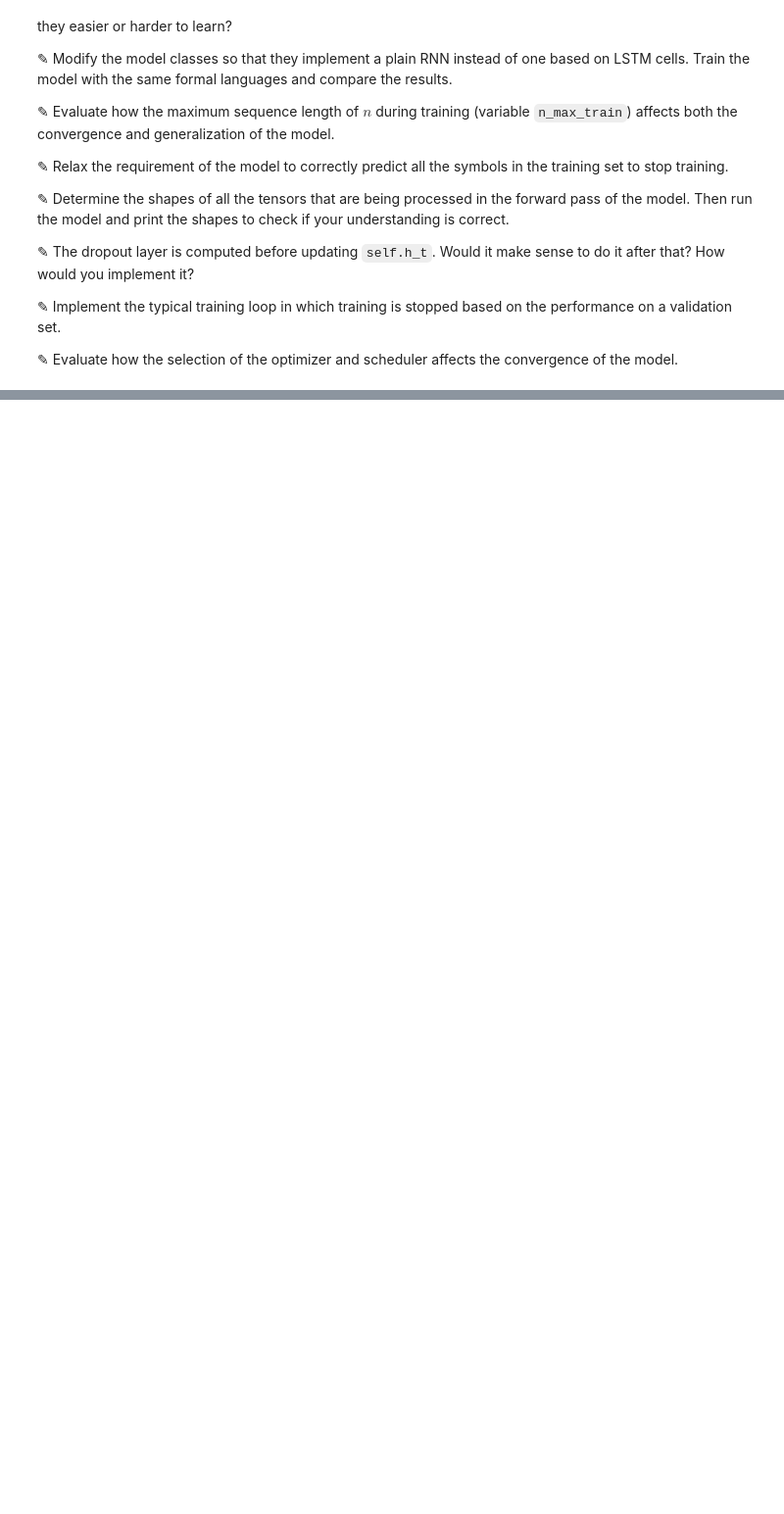
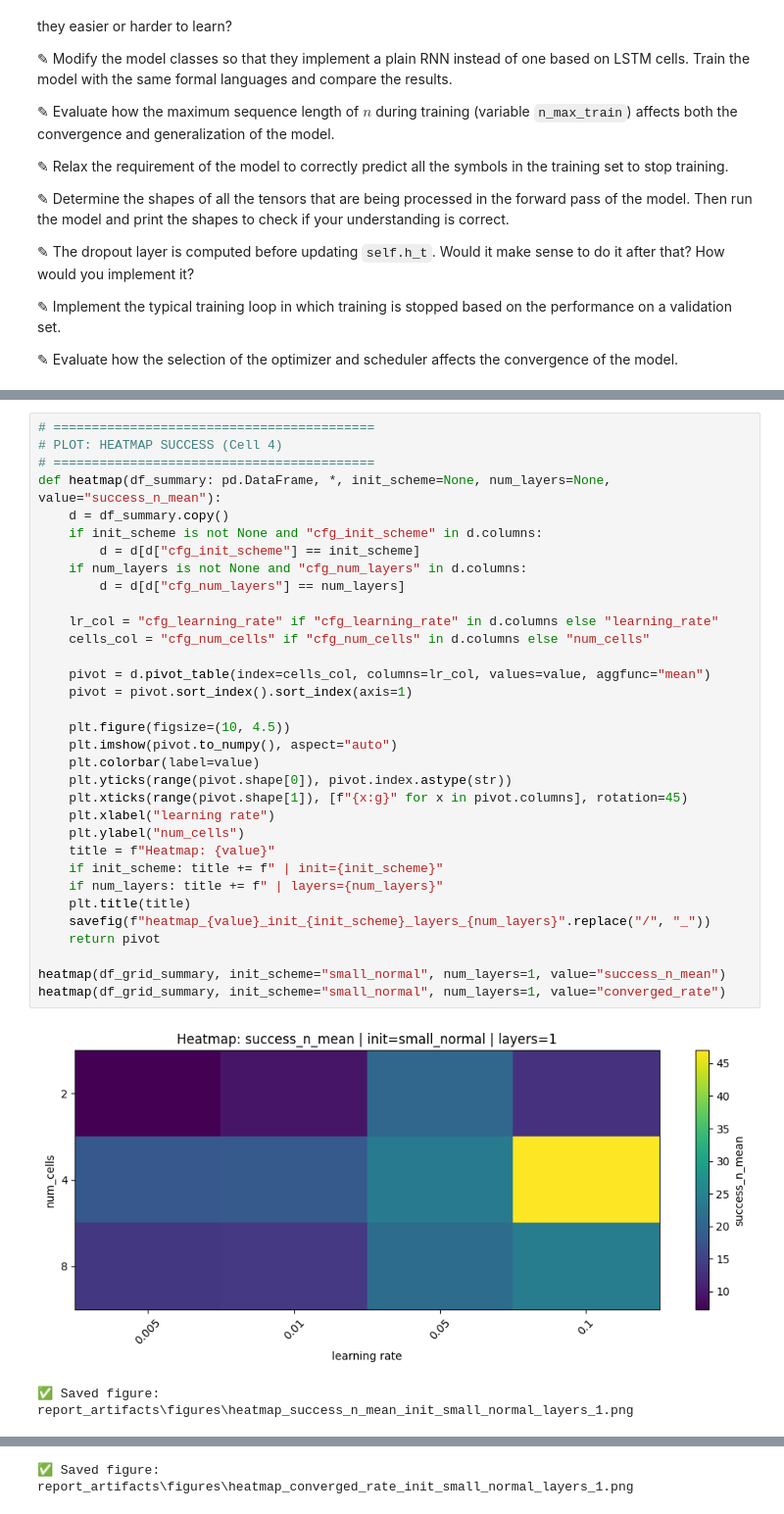
Before and after one commit to cacs2-ua/ap-redaction, a Jupyter notebook: Copia_de_lstm.ipynb, the cells around one changed output, grey strips where cells are left out. Shown at 98% size. Saved outputs shown, nothing was run; the diff lists cells and outputs as text; blank space fills up the shorter version.

```diff
--- a/Copia_de_lstm.ipynb
+++ b/Copia_de_lstm.ipynb
@@ -1502,0 +2542,36 @@ If your learning path is supervised by a teacher, they may have provided you wit
+# %%
+# ==========================================
+# PLOT: HEATMAP SUCCESS (Cell 4)
+# ==========================================
+def heatmap(df_summary: pd.DataFrame, *, init_scheme=None, num_layers=None, value="success_n_mean"):
+    d = df_summary.copy()
+    if init_scheme is not None and "cfg_init_scheme" in d.columns:
+        d = d[d["cfg_init_scheme"] == init_scheme]
+    if num_layers is not None and "cfg_num_layers" in d.columns:
+        d = d[d["cfg_num_layers"] == num_layers]
+
+    lr_col = "cfg_learning_rate" if "cfg_learning_rate" in d.columns else "learning_rate"
+    cells_col = "cfg_num_cells" if "cfg_num_cells" in d.columns else "num_cells"
+
+    pivot = d.pivot_table(index=cells_col, columns=lr_col, values=value, aggfunc="mean")
+    pivot = pivot.sort_index().sort_index(axis=1)
+
+    plt.figure(figsize=(10, 4.5))
+    plt.imshow(pivot.to_numpy(), aspect="auto")
+    plt.colorbar(label=value)
+    plt.yticks(range(pivot.shape[0]), pivot.index.astype(str))
+    plt.xticks(range(pivot.shape[1]), [f"{x:g}" for x in pivot.columns], rotation=45)
+    plt.xlabel("learning rate")
+    plt.ylabel("num_cells")
+    title = f"Heatmap: {value}"
+    if init_scheme: title += f" | init={init_scheme}"
+    if num_layers: title += f" | layers={num_layers}"
+    plt.title(title)
+    savefig(f"heatmap_{value}_init_{init_scheme}_layers_{num_layers}".replace("/", "_"))
+    return pivot
+
+heatmap(df_grid_summary, init_scheme="small_normal", num_layers=1, value="success_n_mean")
+heatmap(df_grid_summary, init_scheme="small_normal", num_layers=1, value="converged_rate")
+# %% [output]
+[figure, added]
+✅ Saved figure: report_artifacts\figures\heatmap_success_n_mean_init_small_normal_layers_1.png
@@ -1502,0 +2579 @@ If your learning path is supervised by a teacher, they may have provided you wit
+✅ Saved figure: report_artifacts\figures\heatmap_converged_rate_init_small_normal_layers_1.png
```
Also changed, not shown: parts of 9 cells of this notebook, 14 other files.
